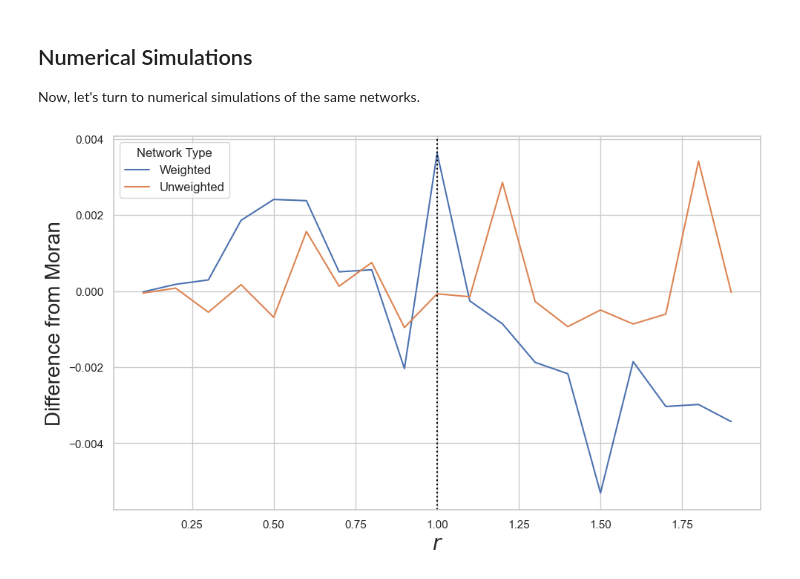
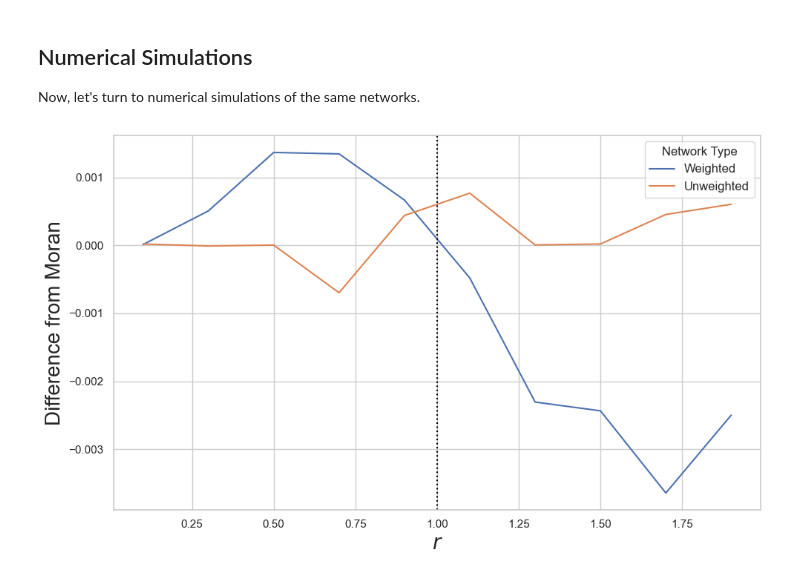
Before and after one commit to jnanajyoti/Constant-selection-evolutionary-dynamics-on-weighted-networks, a Jupyter notebook: Tutorial.ipynb, the cells around one changed output. Cells and saved outputs as stored; diff of their text form; code cells hidden in the pictures.

```diff
--- a/Tutorial.ipynb
+++ b/Tutorial.ipynb
@@ -152,30 +152,30 @@ Now, let's turn to numerical simulations of the same networks.
 ## Simulating the weighted and unweighted networks for 20 different values of $r$
 
 simulated_unweighted = [simulation_count(G_5_nodes ,1000000,i/10) for i in range(1,20,2)]
-simulated_weighted = [weighted_simulation_count(G_5_nodes ,1000000,i/10) for i in range(1,20,2)]
+simulated_weighted = [weighted_simulation_count(G_5_nodes ,1000000,i/10) for i in range(20,2)]
 # %%
 import numpy as np
 import matplotlib.pyplot as plt
 import seaborn as sns
 
 sns.set(style="whitegrid")
 
 # Plotting
 plt.figure(figsize=(10, 6))
 
 plt.plot([i/10 for i in range(1,20,2)],
-         [simulated_weighted[i]
-          -theoretic_fixation_moran(5,i/10) for i in range(1,20)],label='Weighted')
+         np.array(simulated_weighted)- np.array([theoretic_fixation_moran(5,i/10) for i in range(1,20,2)]),
+         label='Weighted')
 plt.plot([i/10 for i in range(1,20,2)],
-         [simulated_unweighted[i]
-          -theoretic_fixation_moran(5,i/10) for i in range(1,20)], label='Unweighted')
+         np.array(simulated_unweighted)- np.array([theoretic_fixation_moran(5,i/10) for i in range(1,20,2)]),
+         label='Unweighted')
 # Adding title and labels with fontsize adjustments
 plt.xlabel('$r$', fontsize=20)
 plt.ylabel('Difference from Moran', fontsize=20)
 plt.axvline(x=1, color='black', linestyle='dotted',linewidth=1.5)
 
 plt.legend(title='Network Type', fontsize=12)
 plt.tight_layout()
 plt.show()
 # %% [output]
-[figure, old version]
+[figure, new version]
```
